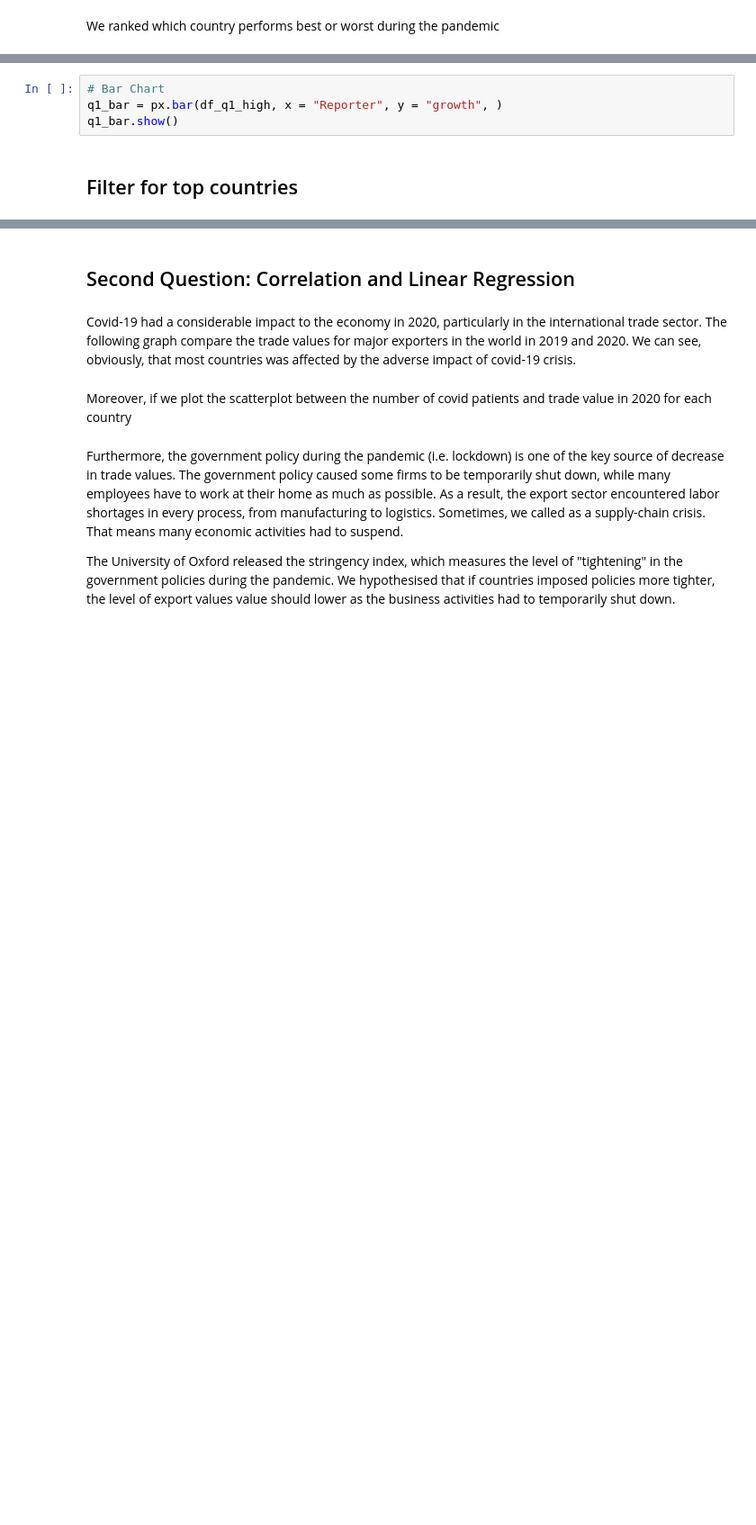
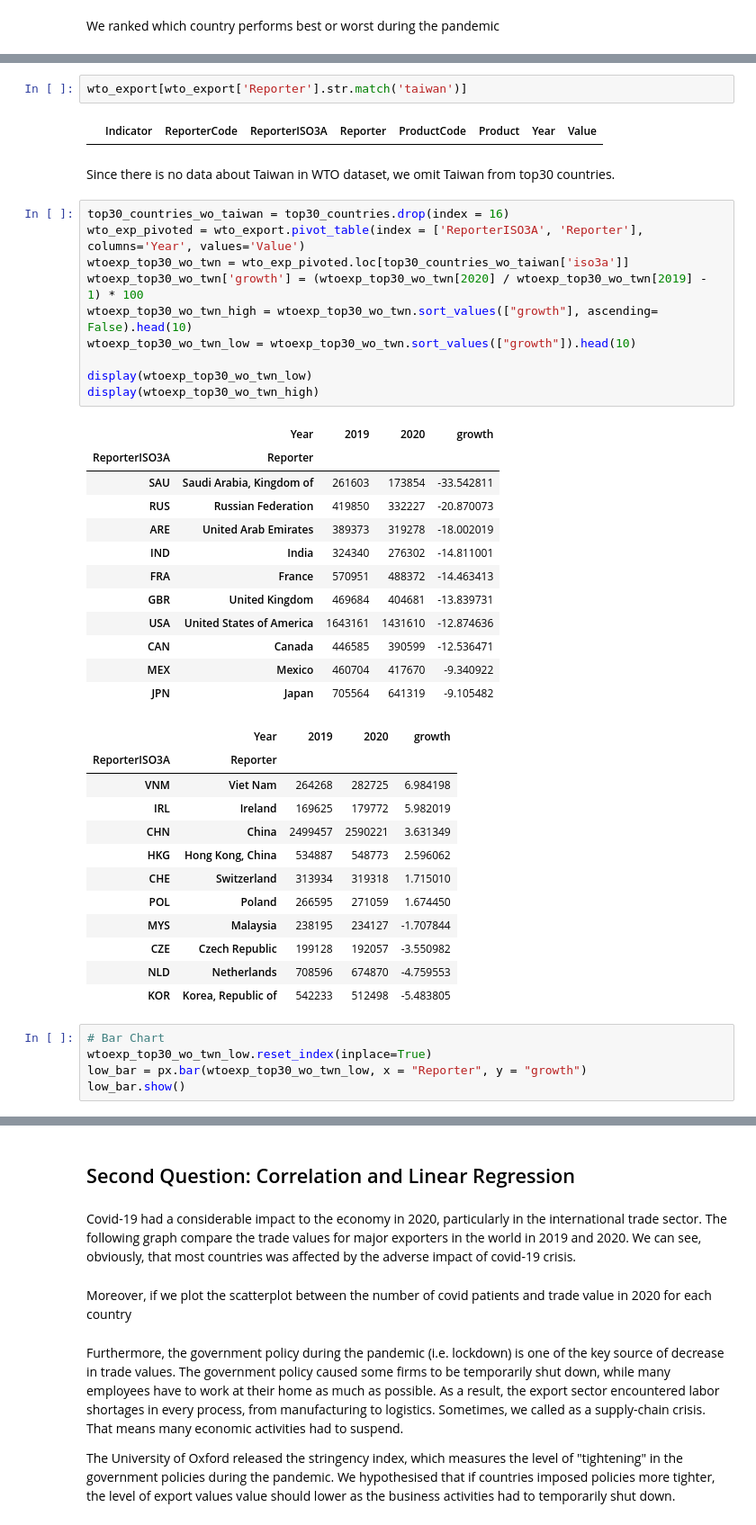
Before and after one commit to uchicago-CAPP30122-win-2022/proj-cappmait, a Jupyter notebook: analysis_taishi.ipynb, the cells around one changed output, grey strips where cells are left out. Shown at 90% size. Saved outputs shown, nothing was run; the diff lists cells and outputs as text; blank space fills up the shorter version.

```diff
--- a/analysis_taishi.ipynb
+++ b/analysis_taishi.ipynb
@@ -166,6 +115,46 @@ df_q1_high = df_q1.sort_values(["growth"]).head(10)
+# %%
+wto_export[wto_export['Reporter'].str.match('taiwan')]
+# %% [output]
+|  | Indicator | ReporterCode | ReporterISO3A | Reporter | ProductCode | Product | Year | Value |
+# %% [markdown]
+Since there is no data about Taiwan in WTO dataset, we omit Taiwan from top30 countries.
+# %%
+top30_countries_wo_taiwan = top30_countries.drop(index = 16)
+wto_exp_pivoted = wto_export.pivot_table(index = ['ReporterISO3A', 'Reporter'], columns='Year', values='Value')
+wtoexp_top30_wo_twn = wto_exp_pivoted.loc[top30_countries_wo_taiwan['iso3a']]
+wtoexp_top30_wo_twn['growth'] = (wtoexp_top30_wo_twn[2020] / wtoexp_top30_wo_twn[2019] - 1) * 100
+wtoexp_top30_wo_twn_high = wtoexp_top30_wo_twn.sort_values(["growth"], ascending= False).head(10)
+wtoexp_top30_wo_twn_low = wtoexp_top30_wo_twn.sort_values(["growth"]).head(10)
+
+display(wtoexp_top30_wo_twn_low)
+display(wtoexp_top30_wo_twn_high)
+# %% [output]
+|  | Year | 2019 | 2020 | growth |
+| ReporterISO3A | Reporter |  |  |  |
+| SAU | Saudi Arabia, Kingdom of | 261603 | 173854 | -33.542811 |
+| RUS | Russian Federation | 419850 | 332227 | -20.870073 |
+| ARE | United Arab Emirates | 389373 | 319278 | -18.002019 |
+| IND | India | 324340 | 276302 | -14.811001 |
+| FRA | France | 570951 | 488372 | -14.463413 |
+| GBR | United Kingdom | 469684 | 404681 | -13.839731 |
+| USA | United States of America | 1643161 | 1431610 | -12.874636 |
+| CAN | Canada | 446585 | 390599 | -12.536471 |
+| MEX | Mexico | 460704 | 417670 | -9.340922 |
+| JPN | Japan | 705564 | 641319 | -9.105482 |
+|  | Year | 2019 | 2020 | growth |
+| ReporterISO3A | Reporter |  |  |  |
+| VNM | Viet Nam | 264268 | 282725 | 6.984198 |
+| IRL | Ireland | 169625 | 179772 | 5.982019 |
+| CHN | China | 2499457 | 2590221 | 3.631349 |
+| HKG | Hong Kong, China | 534887 | 548773 | 2.596062 |
+| CHE | Switzerland | 313934 | 319318 | 1.715010 |
+| POL | Poland | 266595 | 271059 | 1.674450 |
+| MYS | Malaysia | 238195 | 234127 | -1.707844 |
+| CZE | Czech Republic | 199128 | 192057 | -3.550982 |
+| NLD | Netherlands | 708596 | 674870 | -4.759553 |
+| KOR | Korea, Republic of | 542233 | 512498 | -5.483805 |
 # %%
 # Bar Chart
-q1_bar = px.bar(df_q1_high, x = "Reporter", y = "growth", )
-q1_bar.show()
+wtoexp_top30_wo_twn_low.reset_index(inplace=True)
+low_bar = px.bar(wtoexp_top30_wo_twn_low, x = "Reporter", y = "growth")
+low_bar.show()
-# %% [markdown]
-## Filter for top countries
```
Also changed, not shown: parts of 4 cells of this notebook.
